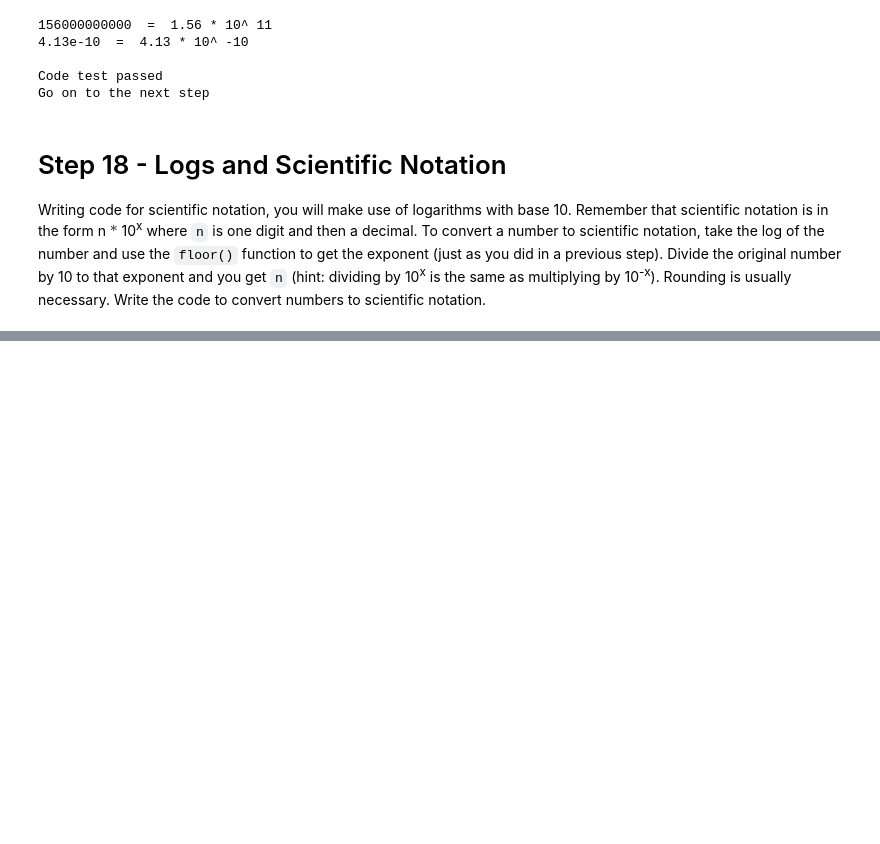
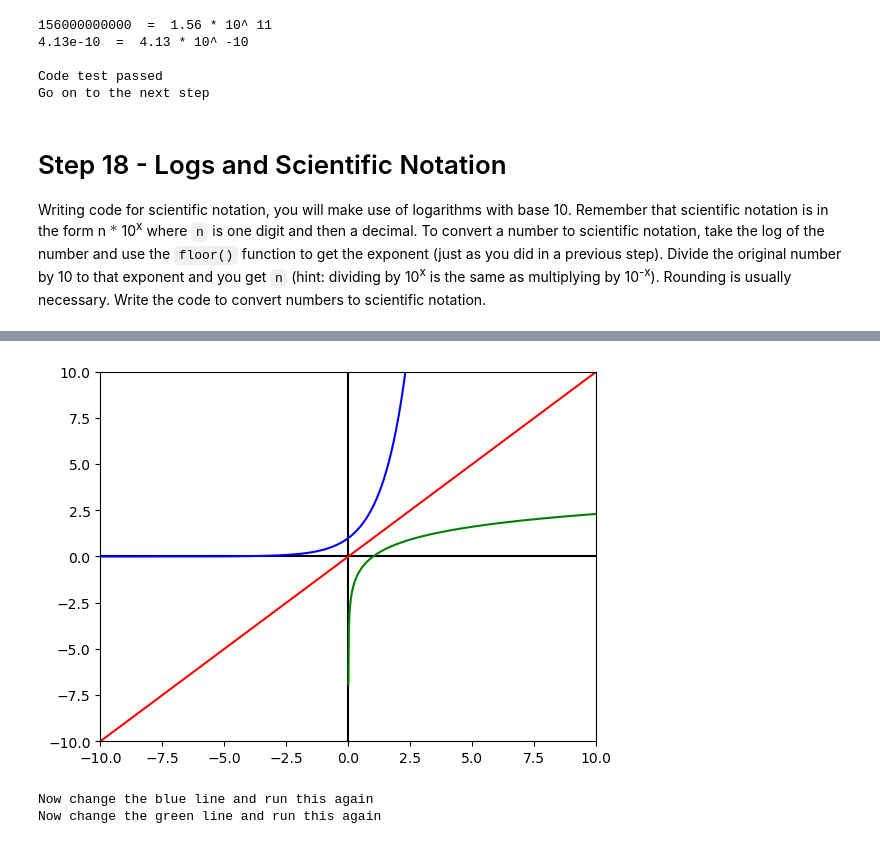
Before and after one commit to AlisonCG1/Freecodecamp_algebra, a Jupyter notebook: Financial Calculator.ipynb, the cells around one changed output, grey strips where cells are left out. Saved outputs shown, nothing was run; the diff lists cells and outputs as text; code cells hidden in the pictures; blank space fills up the shorter version.

```diff
--- a/Financial Calculator.ipynb
+++ b/Financial Calculator.ipynb
@@ -496,0 +528,34 @@ test.step18(In[-1].split('# Only change code above this line')[0])
+# %%
+xmin = -10
+xmax = 10
+ymin = -10
+ymax = 10
+plt.axis([xmin,xmax,ymin,ymax]) # window size
+plt.plot([xmin,xmax],[0,0],'k') # x axis
+plt.plot([0,0],[ymin,ymax], 'k') # y axis
+
+# Same x values for two lines
+x1 = np.linspace(xmin, xmax, 1000)
+
+# Blue line for y = e^x
+plt.plot(x1, math.e**x1, 'b')  # Change this line
+
+# Red line for y = x
+plt.plot(x1, x1, 'r')
+
+# Different x values for y = log(x) because x > 0
+x2 = np.linspace(.001, xmax, 500)
+
+# Green line for y = log(x)
+plt.plot(x2, np.log(x2), 'g')  # Change this line
+
+plt.show()
+
+
+# Only change code above this line
+import math_code_test_c as test
+test.step20(In[-1].split('# Only change code above this line')[0])
+# %% [output]
+[figure, added]
+Now change the blue line and run this again
+Now change the green line and run this again
```
Also changed, not shown: parts of 4 cells of this notebook.
